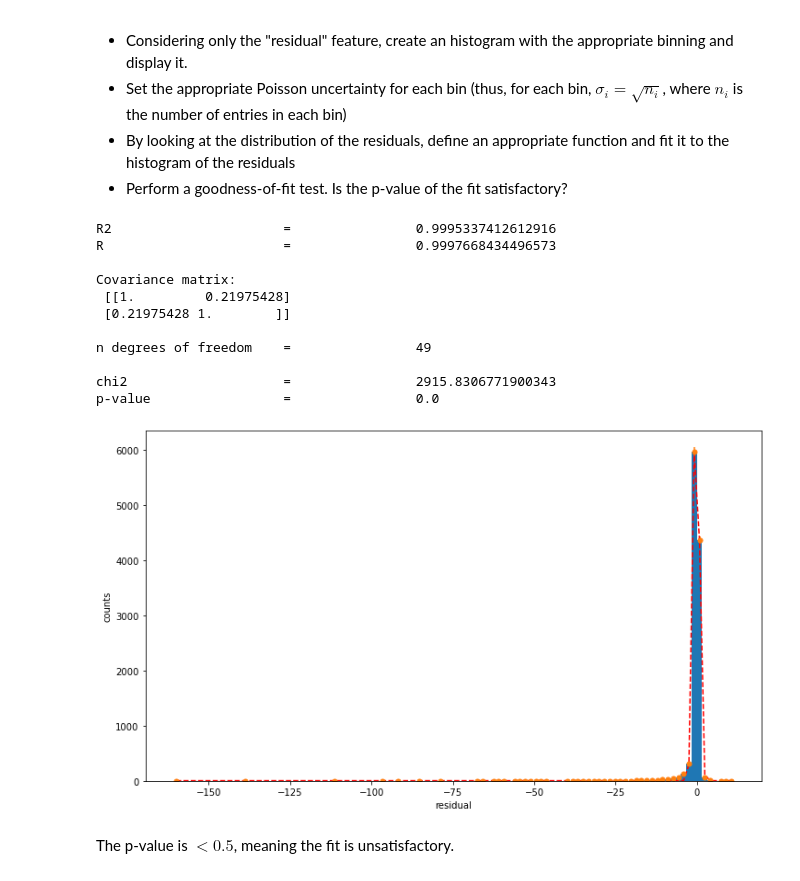
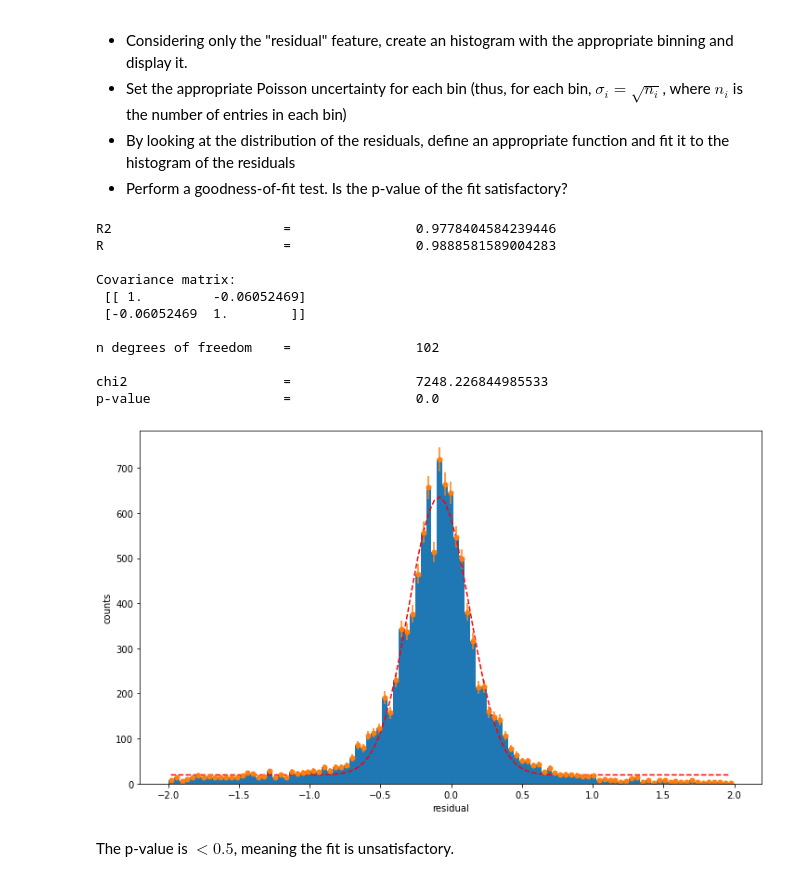
Before and after one commit to aidinattar/LaboratoryOfComputationalPhysics_Y4, a Jupyter notebook: 08ex_fitting.ipynb, the cells around one changed output. Drawn from its saved outputs; the diff is of its cells as text; code cells hidden in the pictures.

Commit message:
add data filtering to ex 03 and 04

```diff
--- a/08ex_fitting.ipynb
+++ b/08ex_fitting.ipynb
@@ -190,6 +190,7 @@ with open(filename, 'rb') as f:
     data = pickle.load(f)
 
 data = data.reshape(1)[0]['residuals']
+data = data[abs(data)<2]
 b = np.histogram_bin_edges(data, bins='sqrt')
 
 fig, ax = plt.subplots(figsize=(12, 7))
@@ -207,41 +208,41 @@ mask = (sigma_y!=0)
 #sigma_y[mask] = np.nan
 ax.errorbar(bin_centers[mask], entries[mask], yerr=sigma_y[mask], fmt='o', ms = 5)
 
 def gaussian(x, N, mu, sig, offset):
     return N * np.exp(-np.power(x - mu, 2.) / (2 * np.power(sig, 2.))) + offset
 
-popt, pcov = optimize.curve_fit(gaussian, bin_centers, entries, p0 = [6000,0, 5, 0])
+popt, pcov = optimize.curve_fit(gaussian, bin_centers, entries, p0 = [600,-0.2, .9, 20])
 ax.plot(bin_centers, gaussian(bin_centers, popt[0],popt[1],popt[2], popt[3]), linestyle='dashed',c = 'r' )
 
 ssr = np.sum((entries - gaussian(bin_centers, popt[0],popt[1],popt[2], popt[3]))**2)
 tss = np.sum((np.mean(entries) - entries)**2)
 
 rsq = 1 - ssr / tss
 
 print("R2 \t\t\t=\t\t", rsq, "\nR \t\t\t=\t\t", np.sqrt(rsq))
 print("\nCovariance matrix:\n", np.corrcoef(bin_centers,entries)) # check with the correlation matrix that R is the correlation coefficient
 
 ndof = len(bin_centers[mask]) - 1
 print("\nn degrees of freedom \t=\t\t", ndof)
 # calculate the chi^2
 chi2 = np.sum(((entries[mask] - (gaussian(bin_centers[mask], popt[0],popt[1],popt[2], popt[3])))**2) / sigma_y[mask])
 print("\nchi2 \t\t\t=\t\t", chi2)
 # calculate the p-value from the chi^2, the n.d.o.f., and the comulative chi^2 distribution
 pvalue = 1. - stats.chi2.cdf(chi2, ndof)
 print("p-value \t\t=\t\t", pvalue) # if the p-value is < 0.05, the fit is considered unsatisfactory
 # %% [output]
-R2                      =                0.9995337412612916
-R                       =                0.9997668434496573
+R2                      =                0.9778404584239446
+R                       =                0.9888581589004283
 
 Covariance matrix:
- [[1.         0.21975428]
- [0.21975428 1.        ]]
+ [[ 1.         -0.06052469]
+ [-0.06052469  1.        ]]
 
-n degrees of freedom    =                49
+n degrees of freedom    =                102
 
-chi2                    =                2915.8306771900343
+chi2                    =                7248.226844985533
 p-value                 =                0.0
-[figure, old version]
+[figure, new version]
 # %% [markdown]
 The p-value is $< 0.5$, meaning the fit is unsatisfactory.
 # %% [markdown]
```
Also changed, not shown: parts of 3 cells of this notebook.
